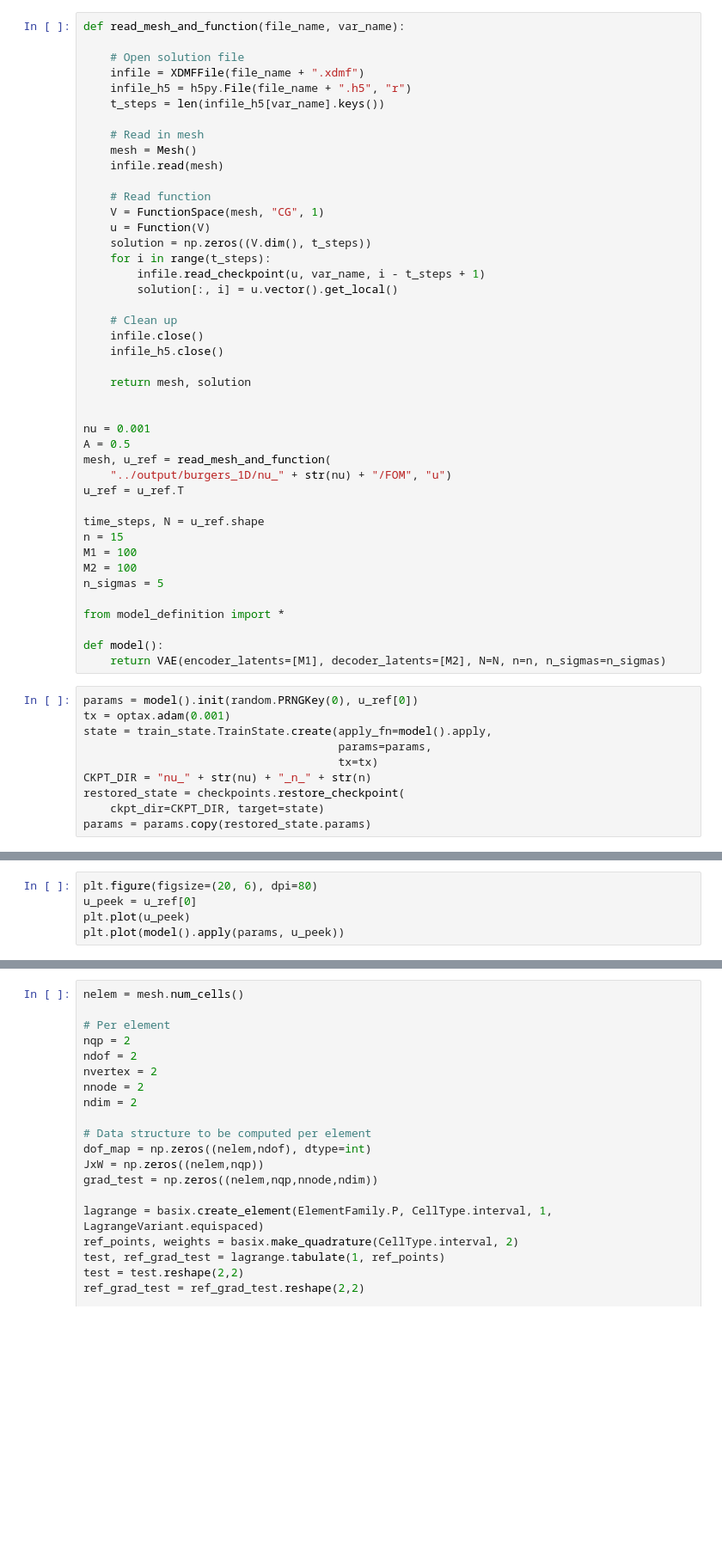
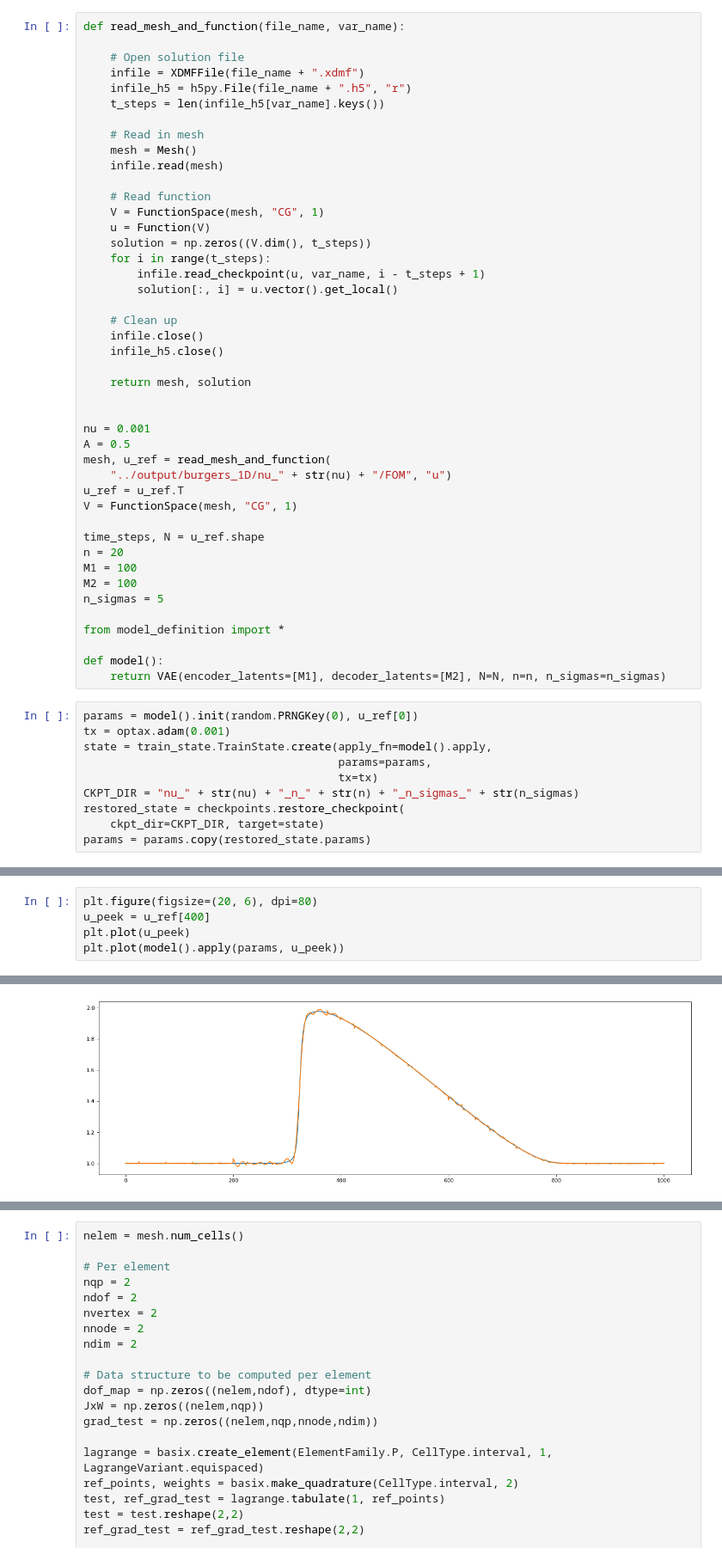
Before and after one commit to peiyichen1995/NM-ROM, a Jupyter notebook: NM_ROM_intrusive/solve.ipynb, the cells around one changed output, grey strips where cells are left out. Shown at 86% size. Drawn from its saved outputs; the diff is of its cells as text; blank space fills up the shorter version.

```diff
--- a/NM_ROM_intrusive/solve.ipynb
+++ b/NM_ROM_intrusive/solve.ipynb
@@ -60,9 +73,10 @@ A = 0.5
 mesh, u_ref = read_mesh_and_function(
     "../output/burgers_1D/nu_" + str(nu) + "/FOM", "u")
 u_ref = u_ref.T
+V = FunctionSpace(mesh, "CG", 1)
 
 time_steps, N = u_ref.shape
-n = 15
+n = 20
 M1 = 100
 M2 = 100
 n_sigmas = 5
@@ -77,7 +91,7 @@ tx = optax.adam(0.001)
 state = train_state.TrainState.create(apply_fn=model().apply,
                                       params=params,
                                       tx=tx)
-CKPT_DIR = "nu_" + str(nu) + "_n_" + str(n)
+CKPT_DIR = "nu_" + str(nu) + "_n_" + str(n) + "_n_sigmas_" + str(n_sigmas)
 restored_state = checkpoints.restore_checkpoint(
     ckpt_dir=CKPT_DIR, target=state)
 params = params.copy(restored_state.params)
@@ -92,5 +139,6 @@ for i,ax in enumerate(axes):
 # %%
 plt.figure(figsize=(20, 6), dpi=80)
-u_peek = u_ref[0]
+u_peek = u_ref[400]
 plt.plot(u_peek)
 plt.plot(model().apply(params, u_peek))
+# %% [output]
@@ -97,3 +146,4 @@ plt.plot(model().apply(params, u_peek))
+[figure, added]
 # %%
 t_start = 0.0
 t_final = 0.5
```
Also changed, not shown: parts of 17 cells of this notebook, 24 other files.
